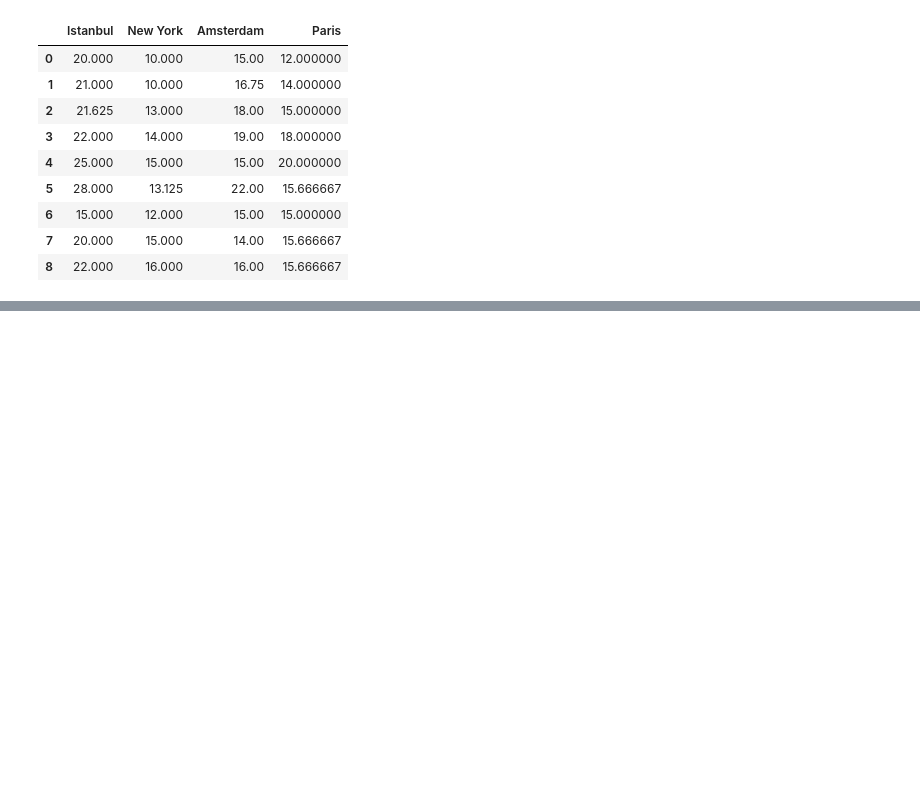
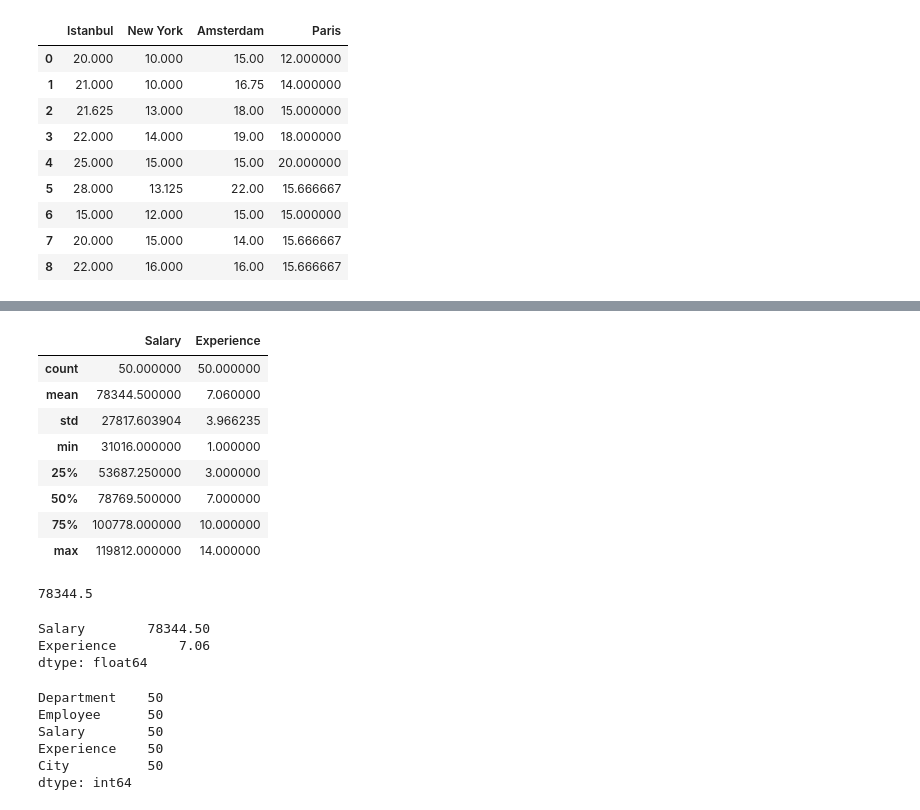
Before and after one commit to emrexyildiz/PythonForDataScienceNotebooks, a Jupyter notebook: 6-DataFrameOperations.ipynb, the cells around one changed output, grey strips where cells are left out. Saved outputs shown, nothing was run; the diff lists cells and outputs as text; code cells hidden in the pictures; blank space fills up the shorter version.

```diff
--- a/6-DataFrameOperations.ipynb
+++ b/6-DataFrameOperations.ipynb
@@ -189,0 +208,12 @@ weather_na_df.fillna(weather_na_df.mean())     ### burada yaptigimiz sey ise eks
+# %%
+df.describe()
+# %% [output]
+|  | Salary | Experience |
+| count | 50.000000 | 50.000000 |
+| mean | 78344.500000 | 7.060000 |
+| std | 27817.603904 | 3.966235 |
+| min | 31016.000000 | 1.000000 |
+| 25% | 53687.250000 | 3.000000 |
+| 50% | 78769.500000 | 7.000000 |
+| 75% | 100778.000000 | 10.000000 |
+| max | 119812.000000 | 14.000000 |
@@ -189,0 +222,19 @@ weather_na_df.fillna(weather_na_df.mean())     ### burada yaptigimiz sey ise eks
+# %%
+df['Salary'].mean()
+# %% [output]
+78344.5
+# %%
+df[['Salary', 'Experience']].mean()
+# %% [output]
+Salary        78344.50
+Experience        7.06
+dtype: float64
+# %%
+df.count()
+# %% [output]
+Department    50
+Employee      50
+Salary        50
+Experience    50
+City          50
+dtype: int64
```
Also changed, not shown: parts of 13 cells of this notebook.
